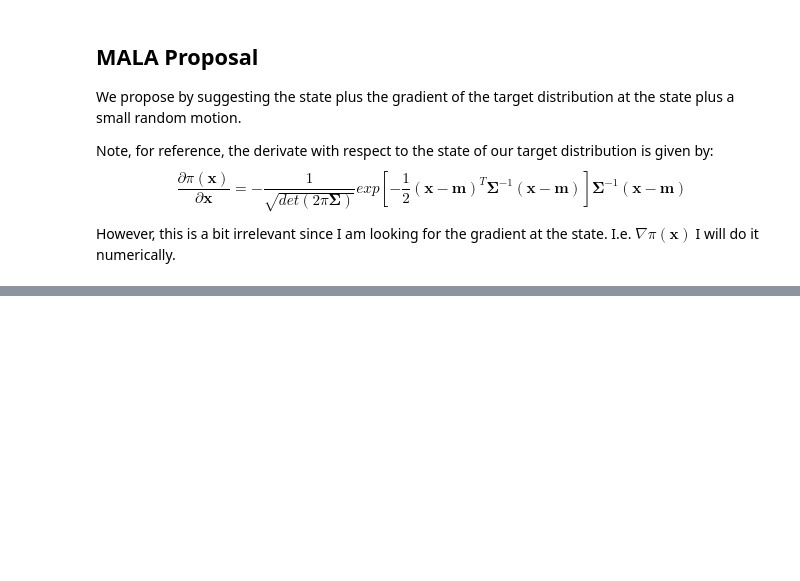
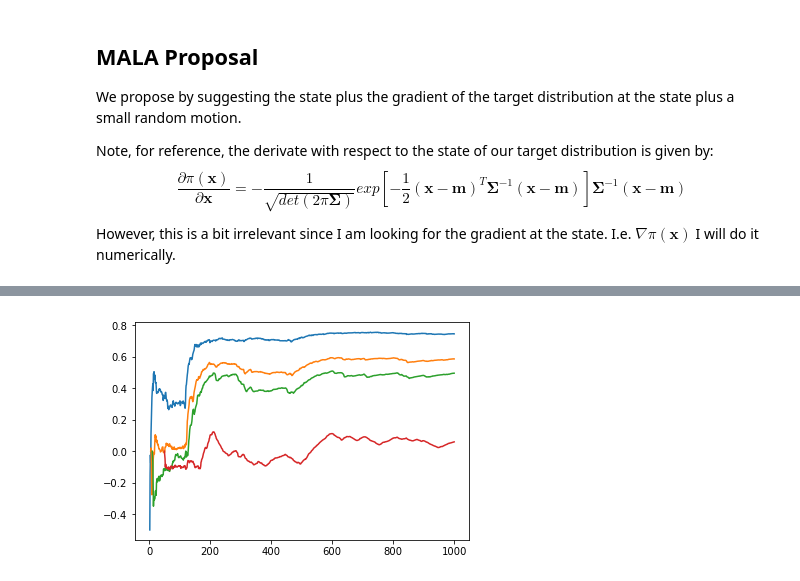
Before and after one commit to bkmi/mcmc, a Jupyter notebook: MALA Method.ipynb, the cells around one changed output, grey strips where cells are left out. Cells and saved outputs as stored; diff of their text form; code cells hidden in the pictures; blank space fills up the shorter version.

```diff
--- a/MALA Method.ipynb
+++ b/MALA Method.ipynb
@@ -29,9 +38,9 @@ if True:
 # Select parabolic gaussian
 if False:
     mean = [0, 0]
-    cov = [[1, 0], [0, 5]]
+    cov = [[1, 0], [0, 1]]
 
-    tau = 0.3
+    tau = 0.4
 
     rv = dist.parabolic_gaussian(mean, cov, warp=0.9)
 
@@ -132,0 +153,26 @@ plt.show()
+# %%
+def lag_line(sequence, k):
+    plot_ac = []
+    variance = np.sum(np.dot(sequence - np.mean(sequence, axis=0), (sequence - np.mean(sequence, axis=0)).T).diagonal())
+
+    for i in range(len(sequence)):
+        if i < k:
+            pass
+        else:
+            plot_ac.append([i, lagk_ac(sequence[:i], k, v=False, variance=None)])
+    return np.asarray(plot_ac)
+
+lag1 = lag_line(states, 1)
+lag5 = lag_line(states, 5)
+lag10 = lag_line(states, 10)
+lag50 = lag_line(states, 50)
+
+fig = plt.figure()
+ax = fig.add_subplot(111)
+ax.plot(lag1[:,0], lag1[:,1])
+ax.plot(lag5[:,0], lag5[:,1])
+ax.plot(lag10[:,0], lag10[:,1])
+ax.plot(lag50[:,0], lag50[:,1])
+plt.show()
+# %% [output]
+[figure, added]
```
Also changed, not shown: parts of 6 cells of this notebook, 1 other file.
